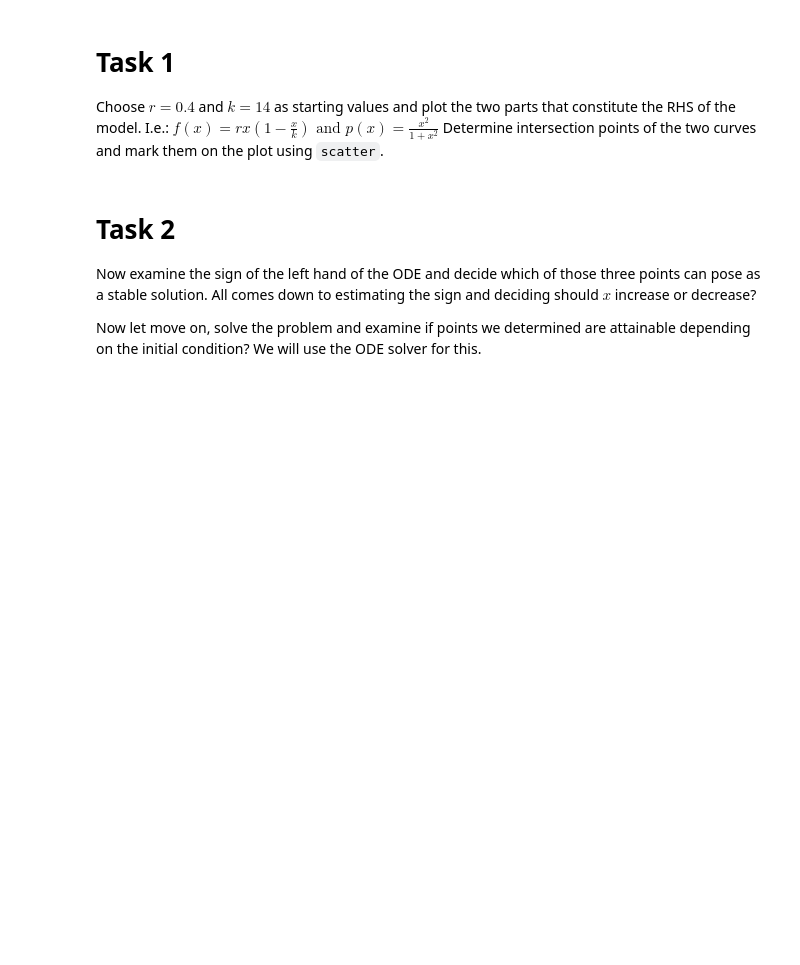
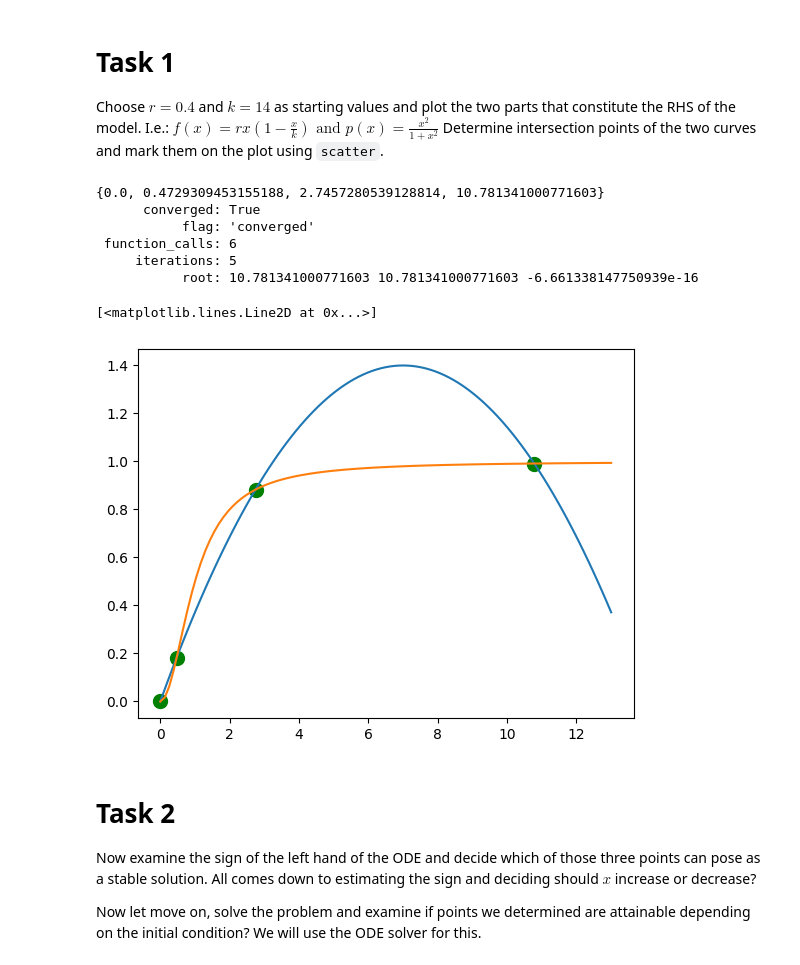
Before and after one commit to BartekFranczak/APPzWP, a Jupyter notebook: Laboratories/Lab3/lab3.ipynb, the cells around one changed output. Cells and saved outputs as stored; diff of their text form; code cells hidden in the pictures; blank space fills up the shorter version.

```diff
--- a/Laboratories/Lab3/lab3.ipynb
+++ b/Laboratories/Lab3/lab3.ipynb
@@ -56,6 +54,44 @@ $
 f(x) = rx(1-\frac{x}{k}) \text{ and } p(x)=\frac{x^2}{1+x^2}
 $
 Determine intersection points of the two curves and mark them on the plot using `scatter`.
+# %%
+import numpy as np
+import matplotlib.pyplot as plt
+from scipy.optimize import root_scalar
+
+def fun(x):
+  return r*x*(1-(x/k))-x*x/(1+x*x)
+def f(x):
+  return r*x*(1-(x/k))
+r = 0.4
+k = 14
+potential = [0,0.5,2,10]
+res = root_scalar(fun,x0=0,x1=1)
+roots=[]
+for i in potential:
+  res = root_scalar(fun,x0=i,x1=i+1)
+  plt.scatter( res.root,f(res.root),s=100,color='green')
+  roots.append(res.root)
+
+print(set(roots))
+print(res, res.root, fun(res.root))
+
+
+
+x= np.linspace(0,13,101)
+y=r*x*(1-x/k)
+p=x*x/(1+x*x)
+plt.plot(x,y)
+plt.plot(x,p)
+# %% [output]
+{0.0, 0.4729309453155188, 2.7457280539128814, 10.781341000771603}
+      converged: True
+           flag: 'converged'
+ function_calls: 6
+     iterations: 5
+           root: 10.781341000771603 10.781341000771603 -6.661338147750939e-16
+[<matplotlib.lines.Line2D at 0x...>]
+[figure, added]
 # %% [markdown]
 # Task 2
 Now examine the sign of the left hand of the ODE and decide which of those three points can pose as a stable solution. All comes down to estimating the sign and deciding should $x$ increase or decrease?
```
Also changed, not shown: parts of 4 cells of this notebook.
